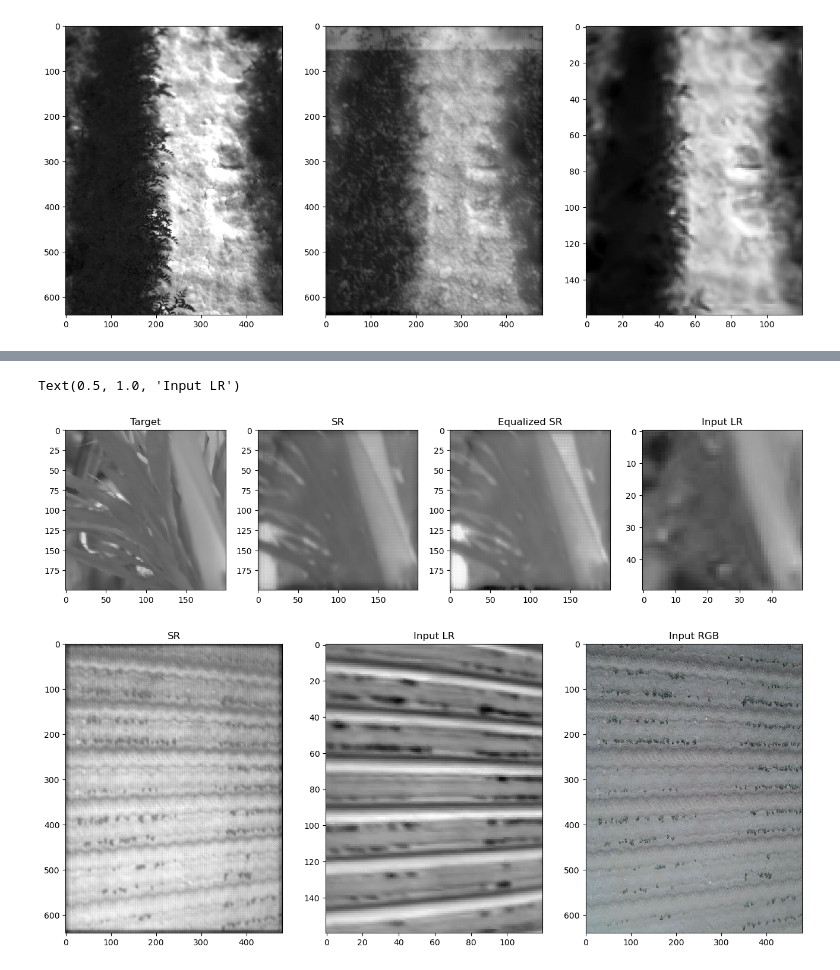
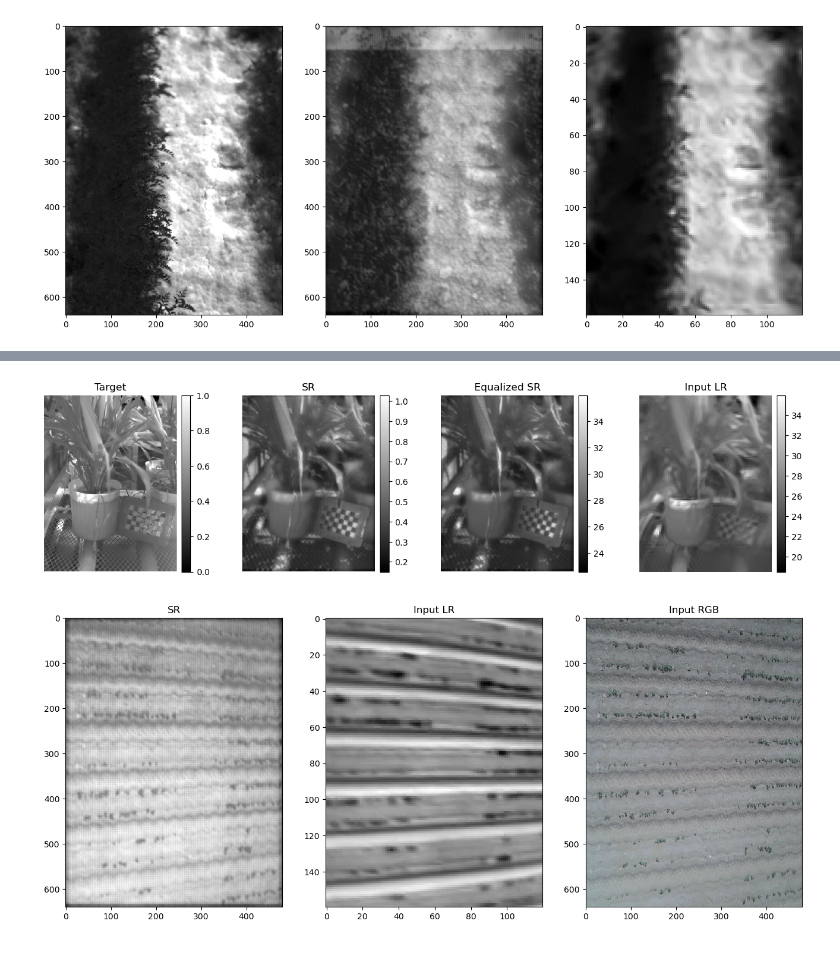
Before and after one commit to GEMINI-Breeding/SRGAN-PyTorch, a Jupyter notebook: test_themalRGB.ipynb, the cells around one changed output, grey strips where cells are left out. Cells and saved outputs as stored; diff of their text form; code cells hidden in the pictures.

```diff
--- a/test_themalRGB.ipynb
+++ b/test_themalRGB.ipynb
@@ -191,10 +192,10 @@ plt.show()
 # %%
 # Load the two input images
-image1 = sr_img  # Load as grayscale
+image1 = sr_img/np.max(sr_img)  # Load as grayscale
 if 0:
     image2 = lr_img  # Load as grayscale
 else:
-    image2 = imread("IMG_0339_IR.tiff") / 1000
+    image2 = imread("IMG_0361_IR.tiff") / 1000
 
     # Specify the rotation angle
     angle = 180  # Rotate by 45 degrees clockwise
@@ -210,12 +211,18 @@ else:
     rotated_image = cv2.warpAffine(image2, rotation_matrix, (width, height))
 
     #image2 = cv2.resize(image2, dsize=(rgb_img.shape[1]//4,rgb_img.shape[0]//4))
-    crop_bbox = [0,0,200,200]
+    size = 100
+    x = 85
+    y = 1
+    h = 4*size
+    w = 3*size
+
+    crop_bbox = [y,x,y+h,x+w]
     image2 = rotated_image[crop_bbox[0]:crop_bbox[2],crop_bbox[1]:crop_bbox[3]]
     #image2 = rotated_image
 
 # Calculate the histogram of the first image
-n_bins = 1000
+n_bins = 10000
 #hist1, bins1 = np.histogram(image1.flatten(), n_bins,[0,1],density=True)
 hist1, bins1 = np.histogram(image1.flatten(), n_bins, density=True)
 
@@ -233,7 +240,7 @@ cdf2_normalized = cdf2  / cdf2.max()
 # Perform histogram equalization
 cdf_mapping = np.interp(cdf1_normalized, cdf2_normalized, bins2[:-1])
 #cdf_mapping = np.interp(cdf1, cdf2, bins2[:-1])
-image1_equalized = cdf_mapping[np.round(image1 * n_bins).astype('uint32')]
+image1_equalized = cdf_mapping[np.round(image1 * (n_bins-1)).astype('uint32')]
 
 # Display the original and equalized images
 fig, ax = plt.subplots(2, 2, figsize=(10, 8))
@@ -261,5 +268,6 @@ plt.show()
 # Display the equalized image
 plt.imshow(image1_equalized,cmap="gray")
 plt.title('Equalized Image')
-plt.colorbar()
+colorbar = plt.colorbar()
+colorbar.set_label('Temperature(°C)')
 # %% [output]
@@ -269,19 +276,37 @@ plt.colorbar()
 # %%
+def add_colorbar(im,ax):
+    # OFF AXX
+    ax.axis("off")
+
+    colorbar = plt.colorbar(im, ax=ax)
+    # # Adjust the size and position of the colorbar
+    pad = 0.005  # Distance between the image and colorbar
+    width = 0.1 # Width of the colorbar
+    # colorbar.ax.set_aspect(30)  # Adjust the aspect ratio of the colorbar
+    colorbar.ax.set_position([ax.get_position().x1 + pad, ax.get_position().y0, width, ax.get_position().height])
+
+    # Adjust the thickness of the gray bar
+    #colorbar.ax.tick_params(width=2)  # Increase the linewidth of the tick marks
+    #colorbar.outline.set_linewidth(2)  # Increase the linewidth of the colorbar outline
+
+
+
 f, axarr = plt.subplots(1,4, figsize=(16,8))
-im0 = axarr[0].imshow(high_img, interpolation='none', cmap='gray',vmin=0, vmax=1.0)
+im0 = axarr[0].imshow(high_img, interpolation='none', cmap='gray')
 axarr[0].set_title("Target")
-#plt.colorbar(im0, ax=axarr[0])
-im1 = axarr[1].imshow(sr_img, interpolation='none', cmap='gray',vmin=0, vmax=1.0)
+add_colorbar(im=im0,ax=axarr[0])
+im1 = axarr[1].imshow(sr_img, interpolation='none', cmap='gray')
 axarr[1].set_title("SR")
-
-im2 = axarr[2].imshow(image1_equalized, interpolation='none', cmap='gray',vmin=0, vmax=1.0)
+add_colorbar(im=im1,ax=axarr[1])
+im2 = axarr[2].imshow(image1_equalized, interpolation='none', cmap='gray')
 axarr[2].set_title("Equalized SR")
-# plt.colorbar(im2, ax=axarr[2])
-im2 = axarr[3].imshow(lr_img, interpolation='none', cmap='gray',vmin=0, vmax=1.0)
+add_colorbar(im=im2,ax=axarr[2])
+#im3 = axarr[3].imshow(lr_img, interpolation='none', cmap='gray',vmin=0, vmax=1.0)
+im3 = axarr[3].imshow(image2, interpolation='none', cmap='gray')
 axarr[3].set_title("Input LR")
+add_colorbar(im=im3,ax=axarr[3])
 # %% [output]
-Text(0.5, 1.0, 'Input LR')
-[figure, old version]
+[figure, new version]
 # %%
 from tifffile import imsave, imread
 # Test Image
```
Also changed, not shown: parts of 2 cells of this notebook, 2 other files.
